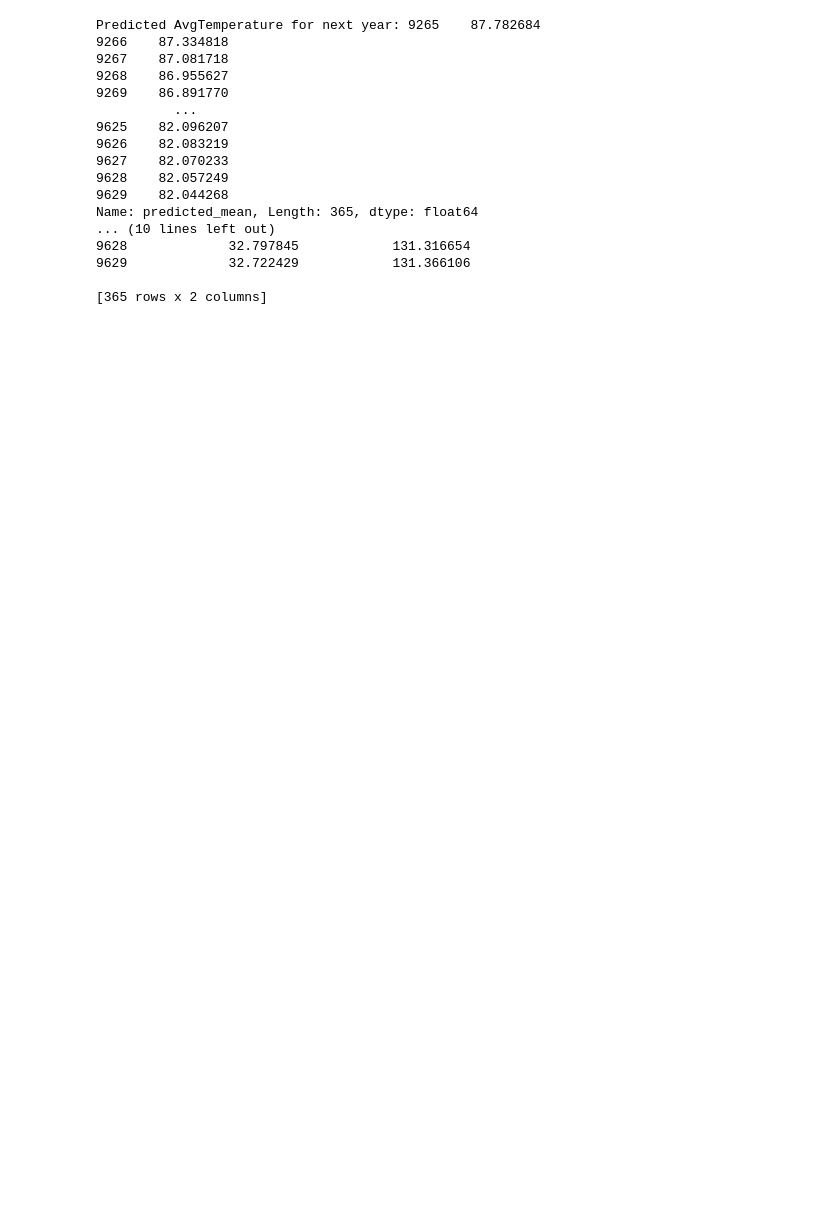
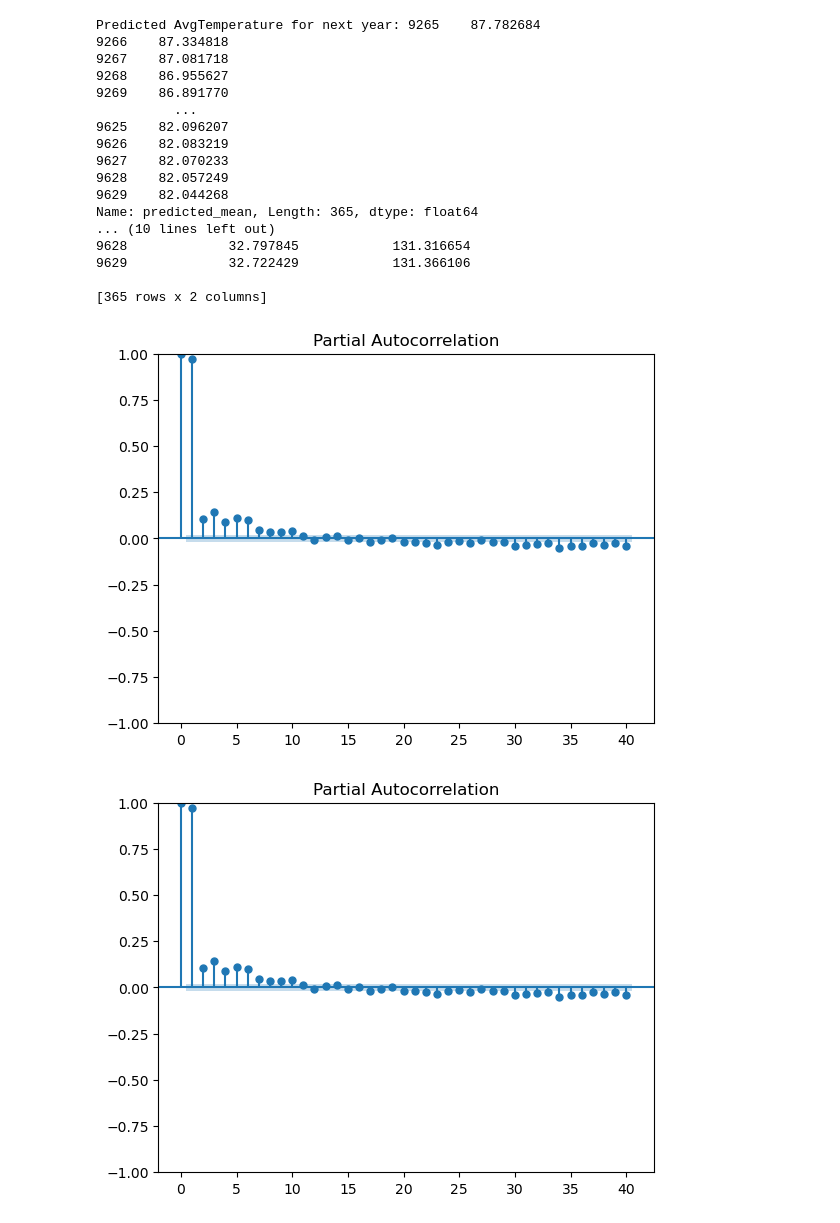
Before and after one commit to sidiquegithub/FIRST-REPO, a Jupyter notebook: CODE/Untitled.ipynb, the cells around one changed output. Cells and saved outputs as stored; diff of their text form; code cells hidden in the pictures; blank space fills up the shorter version.

```diff
--- a/CODE/Untitled.ipynb
+++ b/CODE/Untitled.ipynb
@@ -358,0 +356,5 @@ Name: predicted_mean, Length: 365, dtype: float64
+# %%
+plot_pacf(delhi['AvgTemperature'])
+# %% [output]
+[figure, added]
+[figure, added]
```
Also changed, not shown: parts of 6 cells of this notebook.
